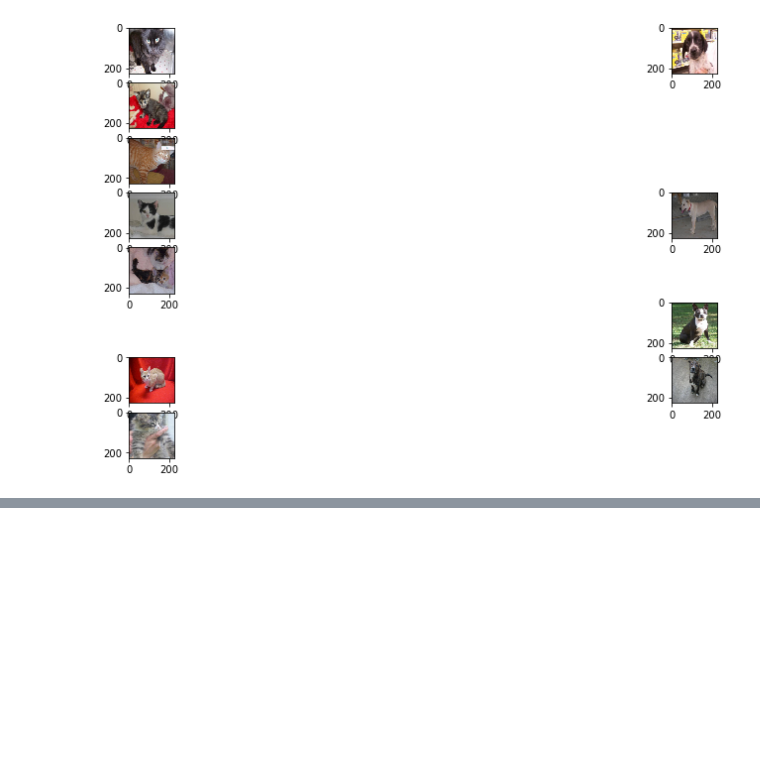
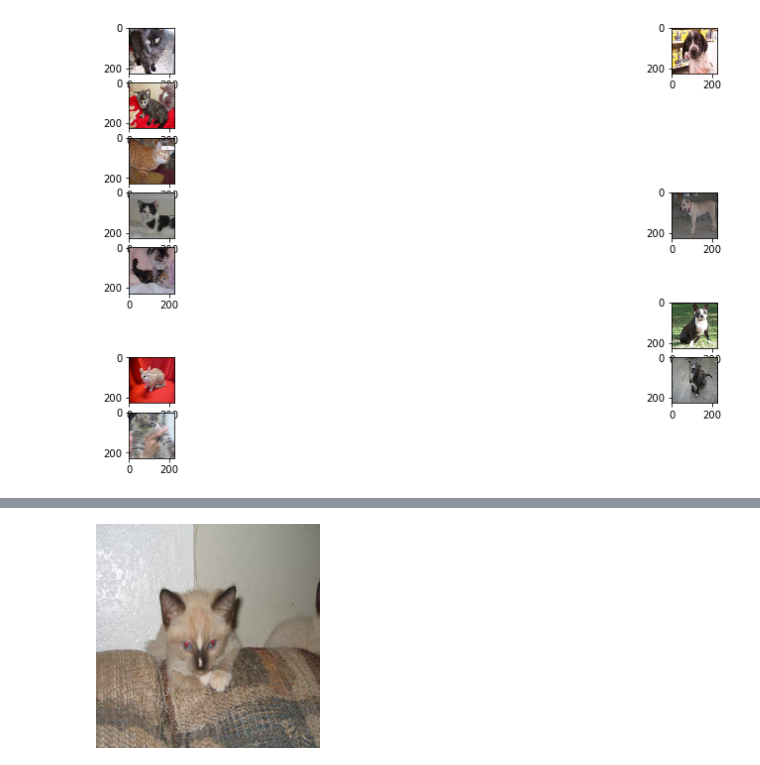
Before and after one commit to chapmanbe/keras_tutorial_1, a Jupyter notebook: cats_vs_dogs_trained_model.ipynb, the cells around one changed output, grey strips where cells are left out. Cells and saved outputs as stored; diff of their text form; code cells hidden in the pictures; blank space fills up the shorter version.

```diff
--- a/cats_vs_dogs_trained_model.ipynb
+++ b/cats_vs_dogs_trained_model.ipynb
@@ -135,0 +152,5 @@ for i in range(len(x_batch)):
+# %%
+img = image.load_img(cat, target_size=(224, 224))
+img
+# %% [output]
+[figure, added]
```
Also changed, not shown: parts of 8 cells of this notebook.
